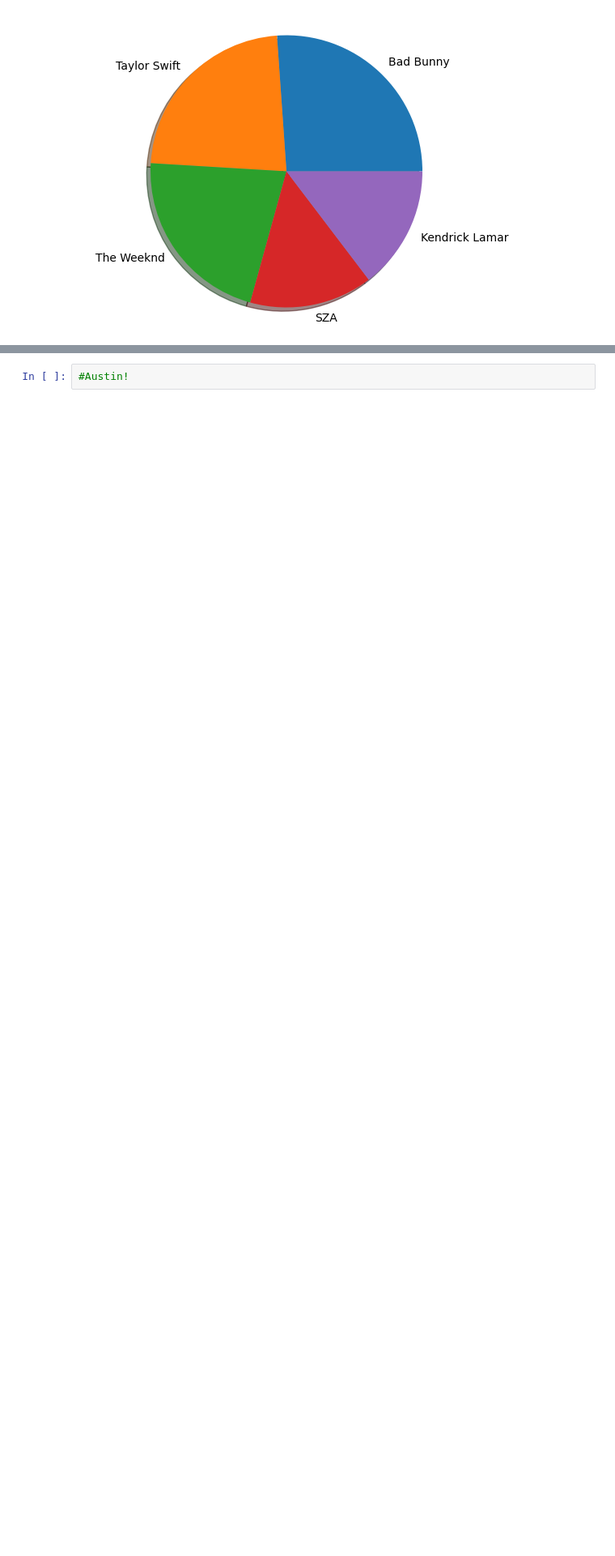
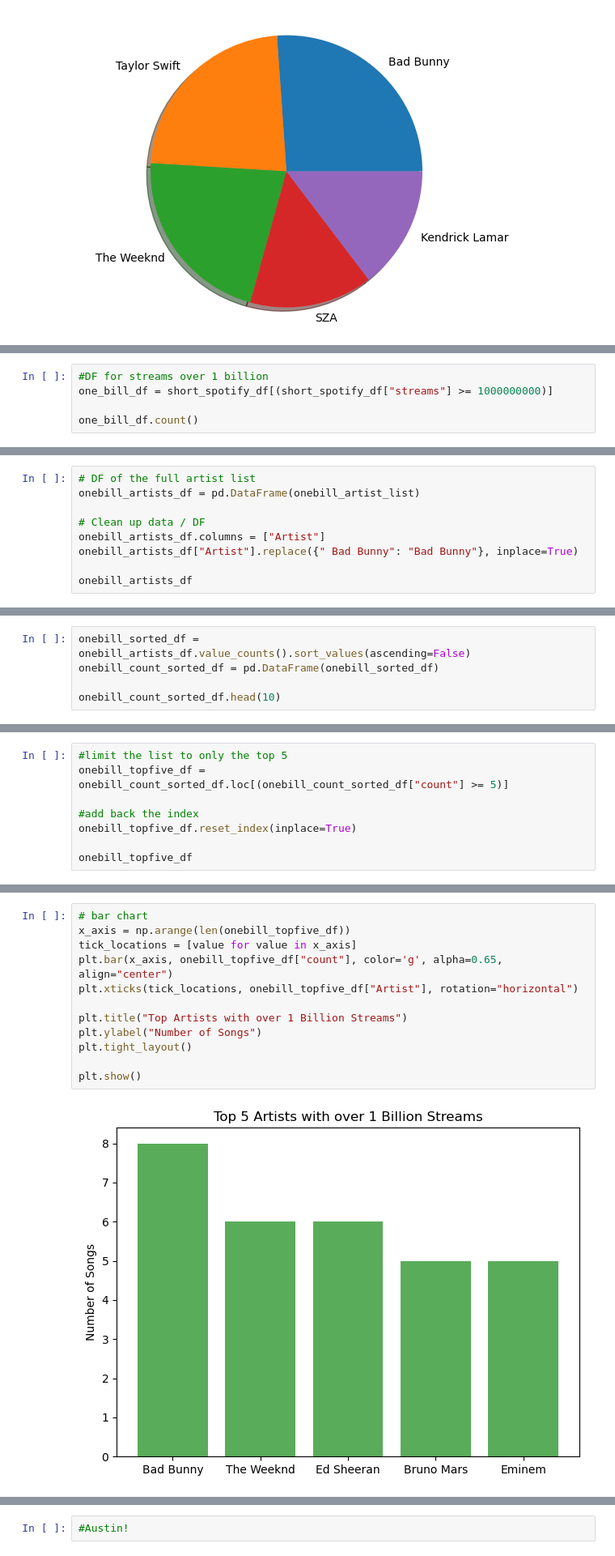
Before and after one commit to d6kramer/project-1-group-08, a Jupyter notebook: starter_notebook.ipynb, the cells around one changed output, grey strips where cells are left out. Shown at 81% size. Cells and saved outputs as stored; diff of their text form; blank space fills up the shorter version.

Commit message:
finished 3 bar charts

```diff
--- a/starter_notebook.ipynb
+++ b/starter_notebook.ipynb
@@ -210,3 +208,8 @@ sorted_short_df
 | 393 | Jhoome Jo Pathaan | Arijit Singh | Vishal Dadlani | Sukriti Kakar | Vishal-Shekhar | Shekhar Ravjiani | Kumaar | ... |
 | 123 | Que Vuelvas | Carin Leon | Grupo Frontera | NaN | NaN | NaN | NaN | ... |
 952 rows × 11 columns
+# %%
+#DF for streams over 1 billion
+one_bill_df = short_spotify_df[(short_spotify_df["streams"] >= 1000000000)]
+
+one_bill_df.count()
@@ -212,0 +264,9 @@ sorted_short_df
+# %%
+# DF of the full artist list
+onebill_artists_df = pd.DataFrame(onebill_artist_list)
+
+# Clean up data / DF
+onebill_artists_df.columns = ["Artist"]
+onebill_artists_df["Artist"].replace({" Bad Bunny": "Bad Bunny"}, inplace=True)
+
+onebill_artists_df
@@ -212,0 +292,5 @@ sorted_short_df
+# %%
+onebill_sorted_df = onebill_artists_df.value_counts().sort_values(ascending=False)
+onebill_count_sorted_df = pd.DataFrame(onebill_sorted_df)
+
+onebill_count_sorted_df.head(10)
@@ -212,0 +310,8 @@ sorted_short_df
+# %%
+#limit the list to only the top 5
+onebill_topfive_df = onebill_count_sorted_df.loc[(onebill_count_sorted_df["count"] >= 5)]
+
+#add back the index
+onebill_topfive_df.reset_index(inplace=True)
+
+onebill_topfive_df
@@ -212,0 +325,14 @@ sorted_short_df
+# %%
+# bar chart
+x_axis = np.arange(len(onebill_topfive_df))
+tick_locations = [value for value in x_axis]
+plt.bar(x_axis, onebill_topfive_df["count"], color='g', alpha=0.65, align="center")
+plt.xticks(tick_locations, onebill_topfive_df["Artist"], rotation="horizontal")
+
+plt.title("Top Artists with over 1 Billion Streams")
+plt.ylabel("Number of Songs")
+plt.tight_layout()
+
+plt.show()
+# %% [output]
+[figure, added]
```
Also changed, not shown: parts of 16 cells of this notebook.
